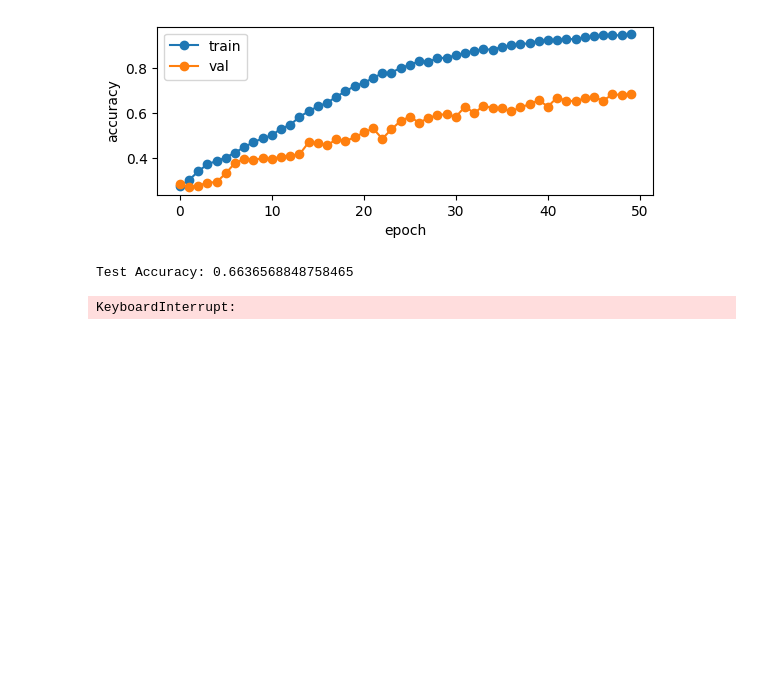
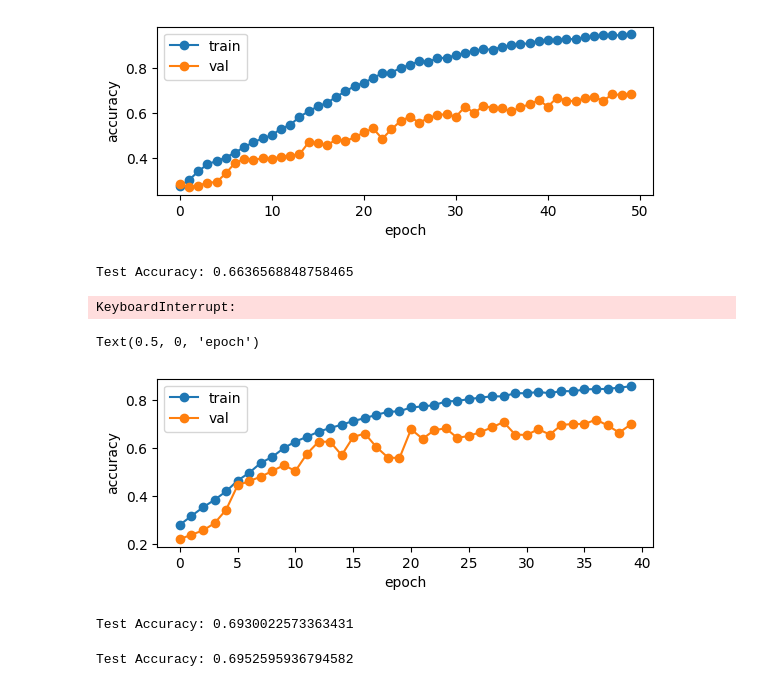
Before and after one commit to alchien22/ECE147-247_EEG, a Jupyter notebook: main.ipynb, the cells around one changed output. Saved outputs shown, nothing was run; the diff lists cells and outputs as text; code cells hidden in the pictures; blank space fills up the shorter version.

```diff
--- a/main.ipynb
+++ b/main.ipynb
@@ -147,15 +109,15 @@ seed_everything(0)
 
 # (H - h + 2p) / s + 1
 # 3 -> 1, 5 -> 2, 7 -> 3
-kernel_size = 3
-pad = 1
+kernel_size = 11
+pad = 5
 
-test_model = test_lstm(kernel_size=kernel_size, pad=pad)
+test_model = CNN(kernel_size=kernel_size, pad=pad)
 
 weight_decay = 1e-2
 
-lr = 1e-1
-optimizer = torch.optim.SGD(params=test_model.parameters(), momentum=0.9, lr=lr)
+lr = 1e-3
+optimizer = torch.optim.SGD(params=test_model.parameters(), momentum=0.9, lr=lr, weight_decay=weight_decay)
 criterion = nn.CrossEntropyLoss(label_smoothing=0.1)
 
 # Train the model
@@ -168,3 +130,18 @@ history = train(test_model,
       num_epochs=50)
 # %% [output]
 KeyboardInterrupt:
+# %%
+plt.subplot(2, 1, 1)
+plt.plot(history['train_accuracy'], '-o')
+plt.plot(history['val_accuracy'], '-o')
+plt.legend(['train', 'val'], loc='upper left')
+plt.ylabel('accuracy')
+plt.xlabel('epoch')
+# %% [output]
+Text(0.5, 0, 'epoch')
+[figure, added]
+# %%
+avg_loss, accuracy = evaluate(test_model, test_dataloader, criterion, device)
+print('Test Accuracy:', accuracy)
+# %% [output]
+Test Accuracy: 0.6930022573363431
@@ -170,0 +161,5 @@ KeyboardInterrupt:
+# %%
+avg_loss, accuracy = evaluate(model_11, test_dataloader, criterion, device)
+print('Test Accuracy:', accuracy)
+# %% [output]
+Test Accuracy: 0.6952595936794582
```
Also changed, not shown: parts of 10 cells of this notebook, 14 other files.
